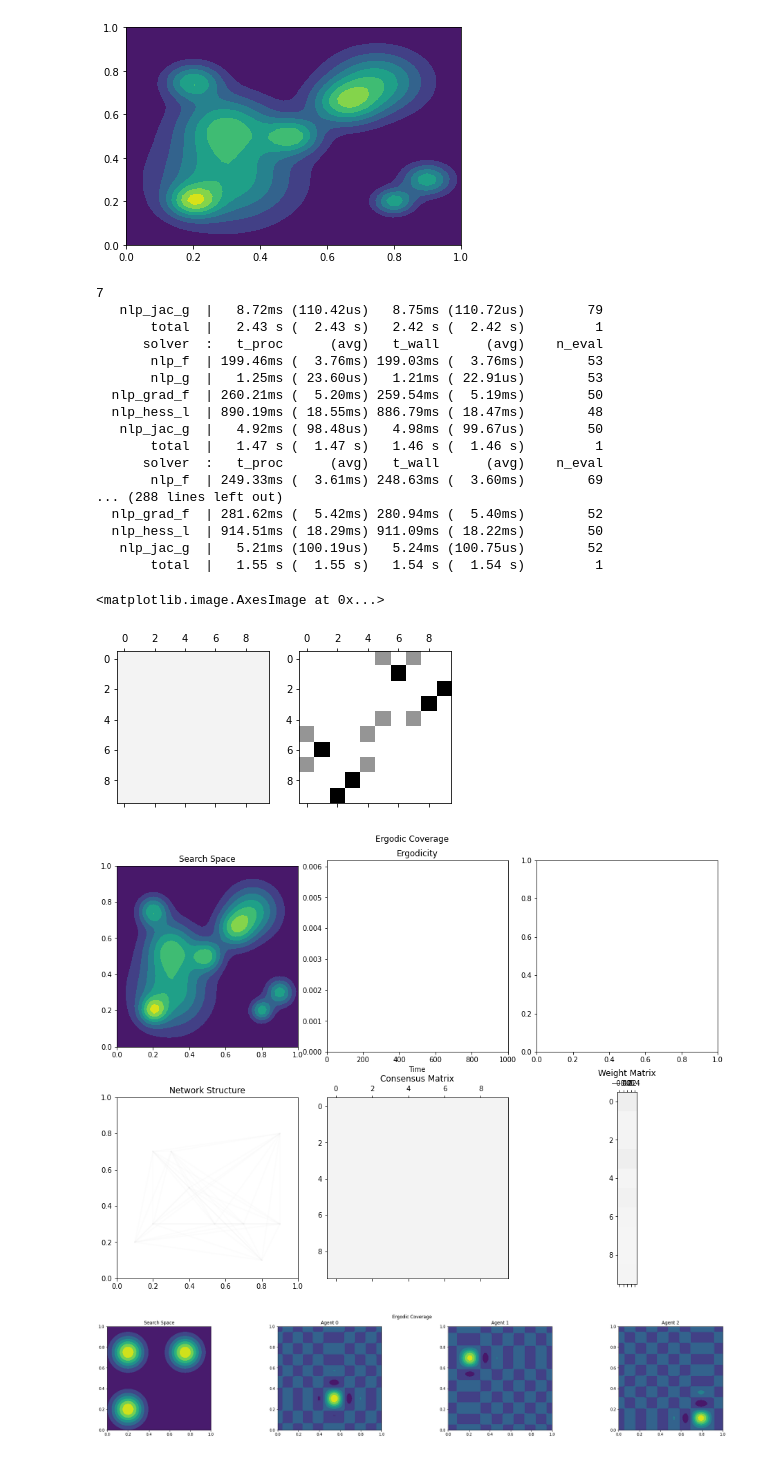
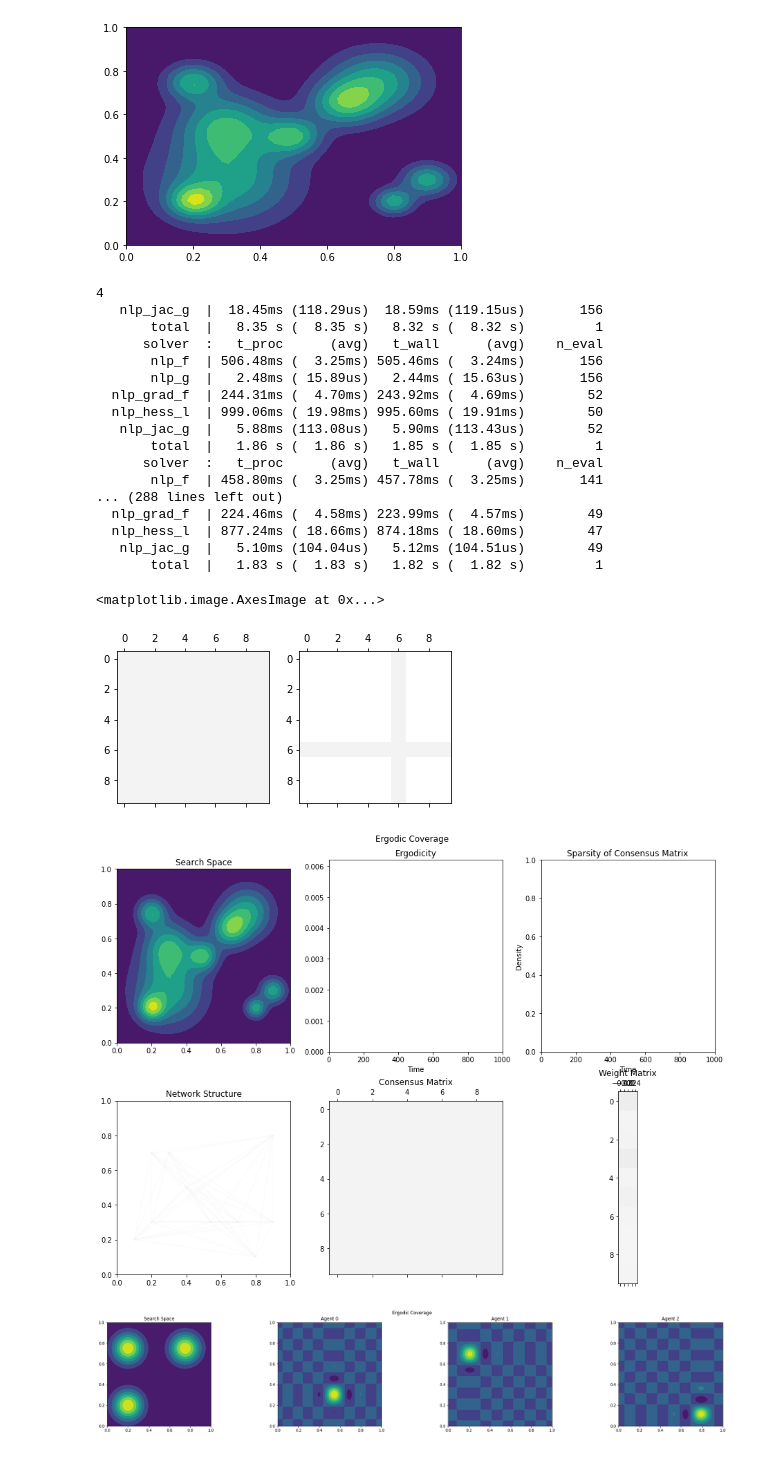
Before and after one commit to enkokoro/ergodic, a Jupyter notebook: ergodic_research_weights.ipynb, the cells around one changed output. Drawn from its saved outputs; the diff is of its cells as text; code cells hidden in the pictures.

```diff
--- a/ergodic_research_weights.ipynb
+++ b/ergodic_research_weights.ipynb
@@ -508,7 +508,7 @@ for k in np.ndindex(*[K]*n):
 # filename="mm_ergodic_order2_casadi"
 # agents = [mm_Agent(i, N, x[i], U_shape, u_max, list(np.ndindex(*[K]*n)), mm_order=2) for i in range(N)]
 num_iter= 1000
-filename="multiagents{}_p3_casadi_weights".format(N)
+filename="multiagents{}_p3_casadi_weights_A@w_opt".format(N)
 # A = [np.array([[0, -0.5], [0.5, 0]]), np.array([[-0.5, 0], [0, -0.5]]), np.array([[-0.5, 0.5], [0.5, -0.5]])]
 # B = [np.array([[1, 0], [0, 1]]), np.array([[1, 0], [0, 1]]), np.array([[1, 0], [0, 1]])]
 # m = [len(b) for b in B]
@@ -559,7 +559,8 @@ for i in range(0, num_iter):
     # Constraints
     opti.subject_to(casadi.vec(A_opt) >= 0)                       # elements nonnegative
     opti.subject_to(casadi.vec(A_opt) <= 1)                       # elements bounded by 1
-    opti.subject_to(A_opt@np.ones(N) == 1)                        # rows sum to 1
+    # opti.subject_to(A_opt@np.ones(N) == 1)                        # rows sum to 1
+    opti.subject_to(A_opt@w_opt == 1)
 
     opti.subject_to(w_opt >= 0)
     opti.subject_to(w_opt <= N)
@@ -634,23 +635,23 @@ for i in range(0, num_iter):
     for j in range(N):
         agents[j].apply_dynamics(t, delta_t)
 # %% [output]
-7
-   nlp_jac_g  |   8.72ms (110.42us)   8.75ms (110.72us)        79
-       total  |   2.43 s (  2.43 s)   2.42 s (  2.42 s)         1
+4
+   nlp_jac_g  |  18.45ms (118.29us)  18.59ms (119.15us)       156
+       total  |   8.35 s (  8.35 s)   8.32 s (  8.32 s)         1
       solver  :   t_proc      (avg)   t_wall      (avg)    n_eval
-       nlp_f  | 199.46ms (  3.76ms) 199.03ms (  3.76ms)        53
-       nlp_g  |   1.25ms ( 23.60us)   1.21ms ( 22.91us)        53
-  nlp_grad_f  | 260.21ms (  5.20ms) 259.54ms (  5.19ms)        50
-  nlp_hess_l  | 890.19ms ( 18.55ms) 886.79ms ( 18.47ms)        48
-   nlp_jac_g  |   4.92ms ( 98.48us)   4.98ms ( 99.67us)        50
-       total  |   1.47 s (  1.47 s)   1.46 s (  1.46 s)         1
+       nlp_f  | 506.48ms (  3.25ms) 505.46ms (  3.24ms)       156
+       nlp_g  |   2.48ms ( 15.89us)   2.44ms ( 15.63us)       156
+  nlp_grad_f  | 244.31ms (  4.70ms) 243.92ms (  4.69ms)        52
+  nlp_hess_l  | 999.06ms ( 19.98ms) 995.60ms ( 19.91ms)        50
+   nlp_jac_g  |   5.88ms (113.08us)   5.90ms (113.43us)        52
+       total  |   1.86 s (  1.86 s)   1.85 s (  1.85 s)         1
       solver  :   t_proc      (avg)   t_wall      (avg)    n_eval
-       nlp_f  | 249.33ms (  3.61ms) 248.63ms (  3.60ms)        69
+       nlp_f  | 458.80ms (  3.25ms) 457.78ms (  3.25ms)       141
 ... (288 lines left out)
-  nlp_grad_f  | 281.62ms (  5.42ms) 280.94ms (  5.40ms)        52
-  nlp_hess_l  | 914.51ms ( 18.29ms) 911.09ms ( 18.22ms)        50
-   nlp_jac_g  |   5.21ms (100.19us)   5.24ms (100.75us)        52
-       total  |   1.55 s (  1.55 s)   1.54 s (  1.54 s)         1
+  nlp_grad_f  | 224.46ms (  4.58ms) 223.99ms (  4.57ms)        49
+  nlp_hess_l  | 877.24ms ( 18.66ms) 874.18ms ( 18.60ms)        47
+   nlp_jac_g  |   5.10ms (104.04us)   5.12ms (104.51us)        49
+       total  |   1.83 s (  1.83 s)   1.82 s (  1.82 s)         1
 # %%
 D = {
     'N': N,
@@ -678,7 +679,7 @@ ax1.matshow(A_log[0], vmin=0, vmax=1, cmap="Greys")
 ax2.matshow(A_log[-1], vmin=0, vmax=1, cmap="Greys")
 # %% [output]
 <matplotlib.image.AxesImage at 0x...>
-[figure, old version]
+[figure, new version]
 # %%
 """ Animate """
 # colors = ['r', 'm', 'c', 'y', 'g', 'b', 'k', 'w']
@@ -714,6 +715,8 @@ ax5.set_title('Weight Matrix')
 
 ax6.set_title('Sparsity of Consensus Matrix')
 ax6.set(xlabel='Time', ylabel='Density')
+ax6.set_xlim(0, len(overall_e_log))
+ax6.set_ylim(0, 1)
 
 fig.tight_layout()
 
@@ -764,35 +767,35 @@ def animate2d_from_logs_update(frame):
         local_erg_lns[i].set_data(time_data, local_ergodicity_data[i])
         for j in range(i+1, N):
             network_lns[idx].set_data([agents[i].x_log[frame][0], agents[j].x_log[frame][0]],
                                 [agents[i].x_log[frame][1], agents[j].x_log[frame][1]])
             network_lns[idx].set_color(str(1 - A_log[frame][i][j]))
             network_lns[idx].set_alpha(A_log[frame][i][j])
             idx+=1
 
     ergodicity_data.append(overall_e_log[frame])
     ergodicity_ln.set_data(time_data, ergodicity_data)
     consensus_ln.set_data(A_log[frame])
     sparsity_data.append((np.count_nonzero(A_log[frame]) / float(A_log[frame].size)))
     sparsity_ln.set_data(time_data, sparsity_data)
     weights_ln.set_data(w_log[frame].reshape(N,1))
 
-    return (*network_lns, consensus_ln, weights_ln, ergodicity_ln, *local_erg_lns, *pos_lns)
+    return (*network_lns, consensus_ln, sparsity_ln, weights_ln, ergodicity_ln, *local_erg_lns, *pos_lns)
 
 
 
 update = animate2d_from_logs_update
 frames = len(overall_e_log)
 
 
 FFwriter = animation.writers['ffmpeg']
 writer = FFwriter(fps=30, metadata=dict(artist='Me'), bitrate=1800)
 anime = animation.FuncAnimation(fig, animate2d_from_logs_update, init_func=animate2d_init,
                             frames=frames, interval=20, blit=True)
 plt.show()
 if filename is not None:
     anime.save(filename+".mp4", writer=writer)
 # %% [output]
-[figure, old version]
+[figure, new version]
 # %%
 """ Animate c_k """
 frames = 50#500# len(overall_e_log)
```
Also changed, not shown: 4 other files.
